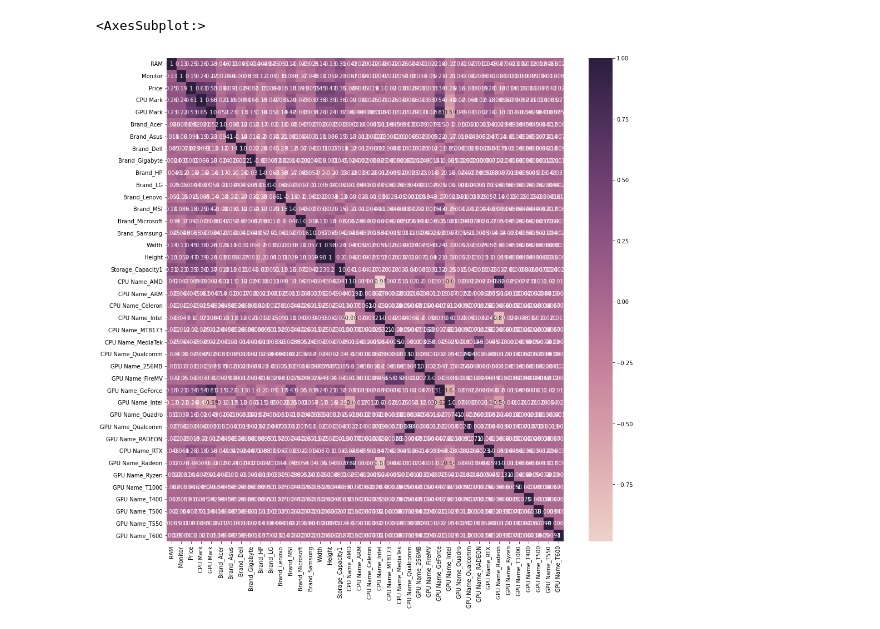
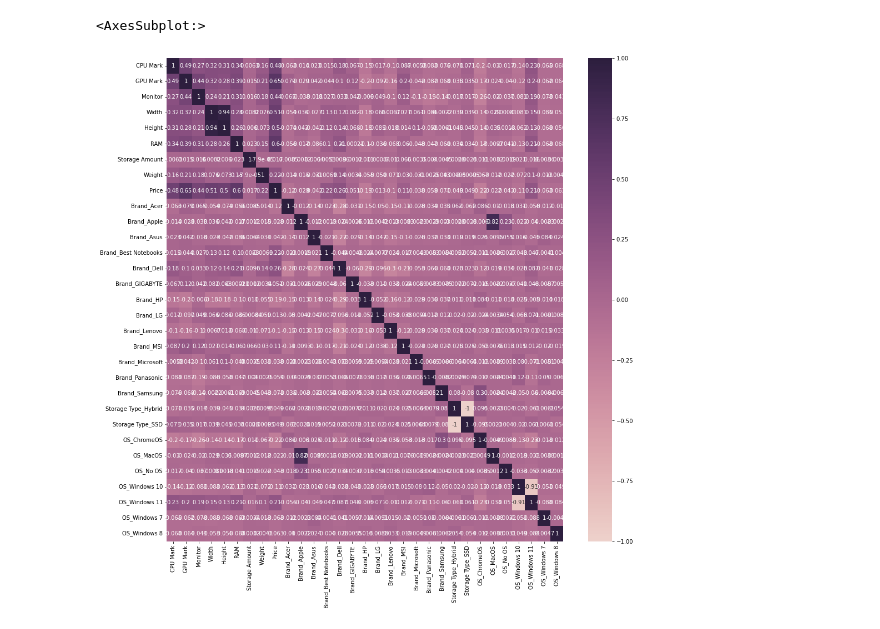
Before and after one commit to dtruong46me/laptop-prices-prediction, a Jupyter notebook: Modeling/svm_knn.ipynb, the cells around one changed output. Saved outputs shown, nothing was run; the diff lists cells and outputs as text; code cells hidden in the pictures.

```diff
--- a/Modeling/svm_knn.ipynb
+++ b/Modeling/svm_knn.ipynb
@@ -358,3 +144,0 @@ df_filtered.drop(df_filtered.columns[:2], axis=1, inplace=True)
-# %%
-df_filtered["RAM"].fillna(16, inplace=True)
-df_filtered["RAM"].value_counts()
@@ -380,4 +144,0 @@ Name: RAM, dtype: int64
-# %%
-df_filtered["Monitor"].fillna(15.60, inplace=True)
-# %%
-df_filtered["GPU Mark"].fillna(df_filtered["GPU Mark"].mean(), inplace=True)
@@ -404,3 +162,7 @@ dtype: int64
+# %%
+filtered_os = df_filtered["OS"].value_counts()
+df_filtered = df_filtered[df_filtered["OS"].isin(filtered_os[filtered_os>1].index.tolist())]
+df_filtered = pd.get_dummies(df_filtered, columns=["OS"])
 # %%
 df_filtered
 # %% [output]
@@ -440,9 +202,9 @@ df_filtered.corr()
 # %%
 plt.figure(figsize=(16,16))
-sns.heatmap(df_filtered.corr(), annot=True, cmap=sns.cubehelix_palette(as_cmap=True))
+sn.heatmap(df_filtered.corr(), annot=True, cmap=sn.cubehelix_palette(as_cmap=True))
 # %% [output]
 <AxesSubplot:>
-[figure, old version]
+[figure, new version]
 # %%
 target_corr = df_filtered.corr()["Price"].apply(abs).sort_values()
 target_corr
```
Also changed, not shown: parts of 47 cells of this notebook, 5 other files.
